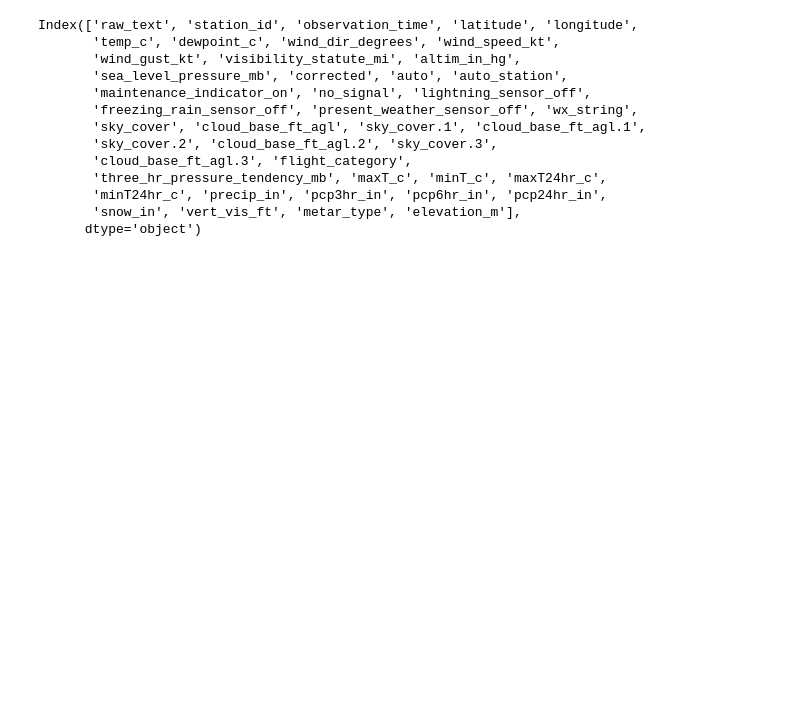
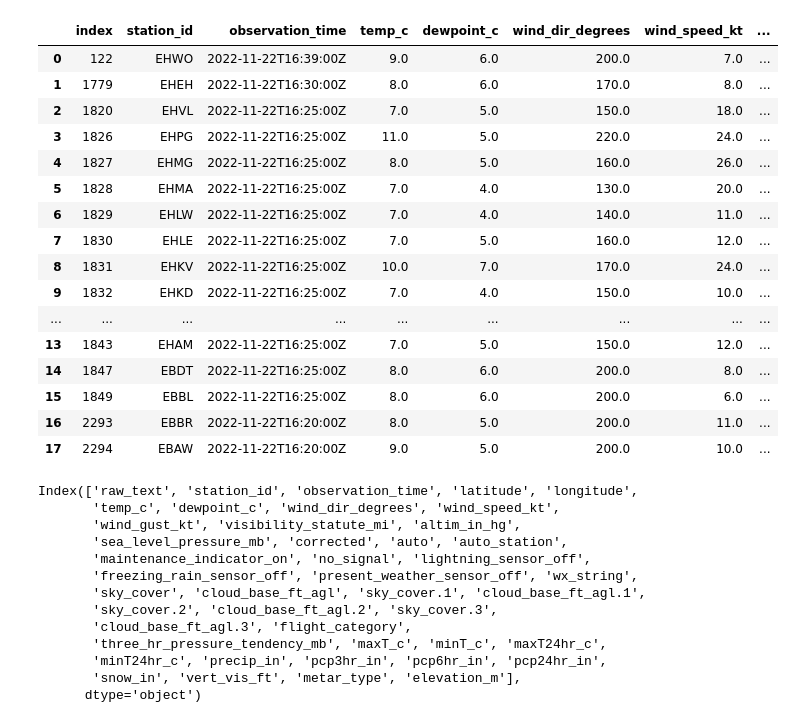
Before and after one commit to RichardPilbery/metar-map, a Jupyter notebook: metar.ipynb, the cells around one changed output. Saved outputs shown, nothing was run; the diff lists cells and outputs as text; code cells hidden in the pictures; blank space fills up the shorter version.

```diff
--- a/metar.ipynb
+++ b/metar.ipynb
@@ -48,5 +118,27 @@ len(airports)
 # %%
-airport_metar_df = df[df['station_id'].isin(airports)][['station_id', 'observation_time', 'temp_c', 'dewpoint_c', 'wind_dir_degrees', 'wind_speed_kt', 'wind_gust_kt', 'sea_level_pressure_mb', 'wx_string', 'flight_category']]
+airport_metar_df = df[df['station_id'].isin(airports)][['station_id', 'observation_time', 'temp_c', 'dewpoint_c', 'wind_dir_degrees', 'wind_speed_kt', 'wind_gust_kt', 'sea_level_pressure_mb', 'wx_string', 'flight_category']].copy().reset_index()
+
+#airport_metar_df['flight_category'] = airport_metar_df['flight_category'].astype('string')
+# %%
+airport_metar_df.head(18)
+# %% [output]
+|  | index | station_id | observation_time | temp_c | dewpoint_c | wind_dir_degrees | wind_speed_kt | ... |
+| 0 | 122 | EHWO | 2022-11-22T16:39:00Z | 9.0 | 6.0 | 200.0 | 7.0 | ... |
+| 1 | 1779 | EHEH | 2022-11-22T16:30:00Z | 8.0 | 6.0 | 170.0 | 8.0 | ... |
+| 2 | 1820 | EHVL | 2022-11-22T16:25:00Z | 7.0 | 5.0 | 150.0 | 18.0 | ... |
+| 3 | 1826 | EHPG | 2022-11-22T16:25:00Z | 11.0 | 5.0 | 220.0 | 24.0 | ... |
+| 4 | 1827 | EHMG | 2022-11-22T16:25:00Z | 8.0 | 5.0 | 160.0 | 26.0 | ... |
+| 5 | 1828 | EHMA | 2022-11-22T16:25:00Z | 7.0 | 4.0 | 130.0 | 20.0 | ... |
+| 6 | 1829 | EHLW | 2022-11-22T16:25:00Z | 7.0 | 4.0 | 140.0 | 11.0 | ... |
+| 7 | 1830 | EHLE | 2022-11-22T16:25:00Z | 7.0 | 5.0 | 160.0 | 12.0 | ... |
+| 8 | 1831 | EHKV | 2022-11-22T16:25:00Z | 10.0 | 7.0 | 170.0 | 24.0 | ... |
+| 9 | 1832 | EHKD | 2022-11-22T16:25:00Z | 7.0 | 4.0 | 150.0 | 10.0 | ... |
+| ... | ... | ... | ... | ... | ... | ... | ... | ... |
+| 13 | 1843 | EHAM | 2022-11-22T16:25:00Z | 7.0 | 5.0 | 150.0 | 12.0 | ... |
+| 14 | 1847 | EBDT | 2022-11-22T16:25:00Z | 8.0 | 6.0 | 200.0 | 8.0 | ... |
+| 15 | 1849 | EBBL | 2022-11-22T16:25:00Z | 8.0 | 6.0 | 200.0 | 6.0 | ... |
+| 16 | 2293 | EBBR | 2022-11-22T16:20:00Z | 8.0 | 5.0 | 200.0 | 11.0 | ... |
+| 17 | 2294 | EBAW | 2022-11-22T16:20:00Z | 9.0 | 5.0 | 200.0 | 10.0 | ... |
 # %%
 df[df['station_id'].isin(airports)].columns
 # %% [output]
```
Also changed, not shown: parts of 22 cells of this notebook, 4 other files.
